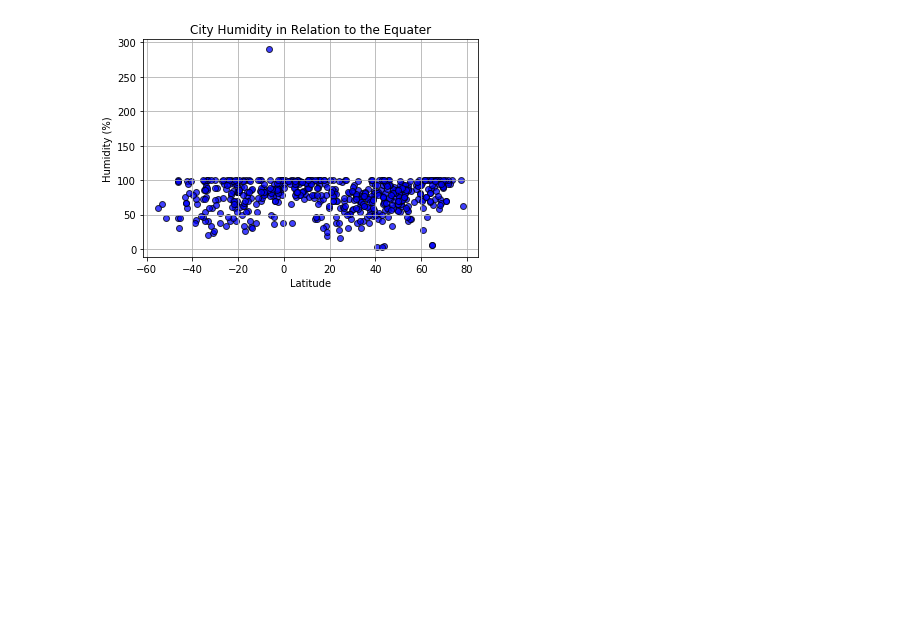
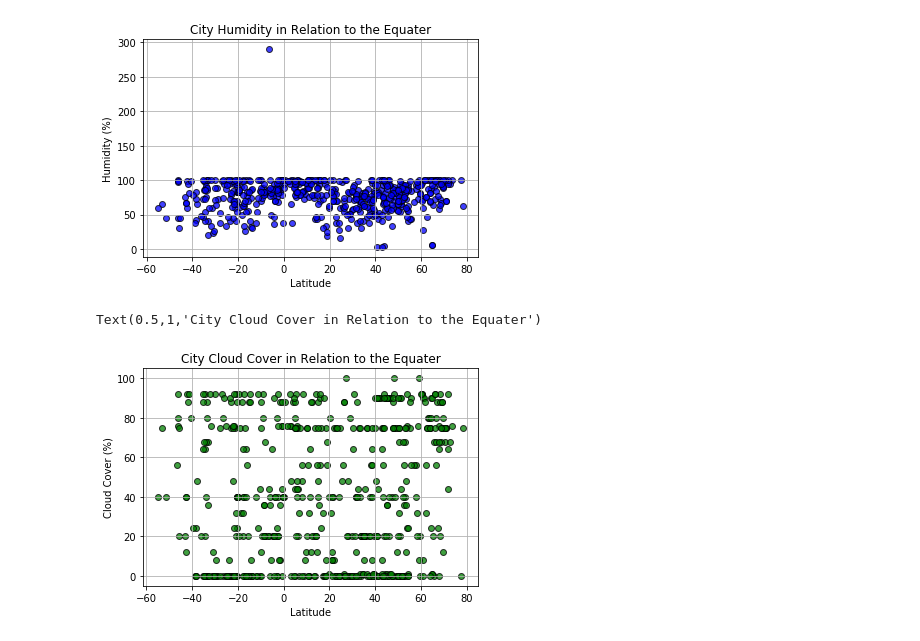
Before and after one commit to tc-sabr/Weather, a Jupyter notebook: Weather_Analysis.ipynb, the cells around one changed output. Cells and saved outputs as stored; diff of their text form; code cells hidden in the pictures; blank space fills up the shorter version.

Commit message:
scatter cloudiness v lat

```diff
--- a/Weather_Analysis.ipynb
+++ b/Weather_Analysis.ipynb
@@ -119,3 +119,15 @@ plt.title('City Humidity in Relation to the Equater')
 # %% [output]
 Text(0.5,1,'City Humidity in Relation to the Equater')
 [figure]
+# %%
+#create scatter for lat & cloudiness
+plt.scatter(weather_df['Lat'], weather_df['Cloudiness'], marker='o',
+            facecolor='green', edgecolor='black', alpha=0.75)
+
+plt.grid()
+plt.xlabel('Latitude')
+plt.ylabel('Cloud Cover (%)')
+plt.title('City Cloud Cover in Relation to the Equater')
+# %% [output]
+Text(0.5,1,'City Cloud Cover in Relation to the Equater')
+[figure, added]
```
